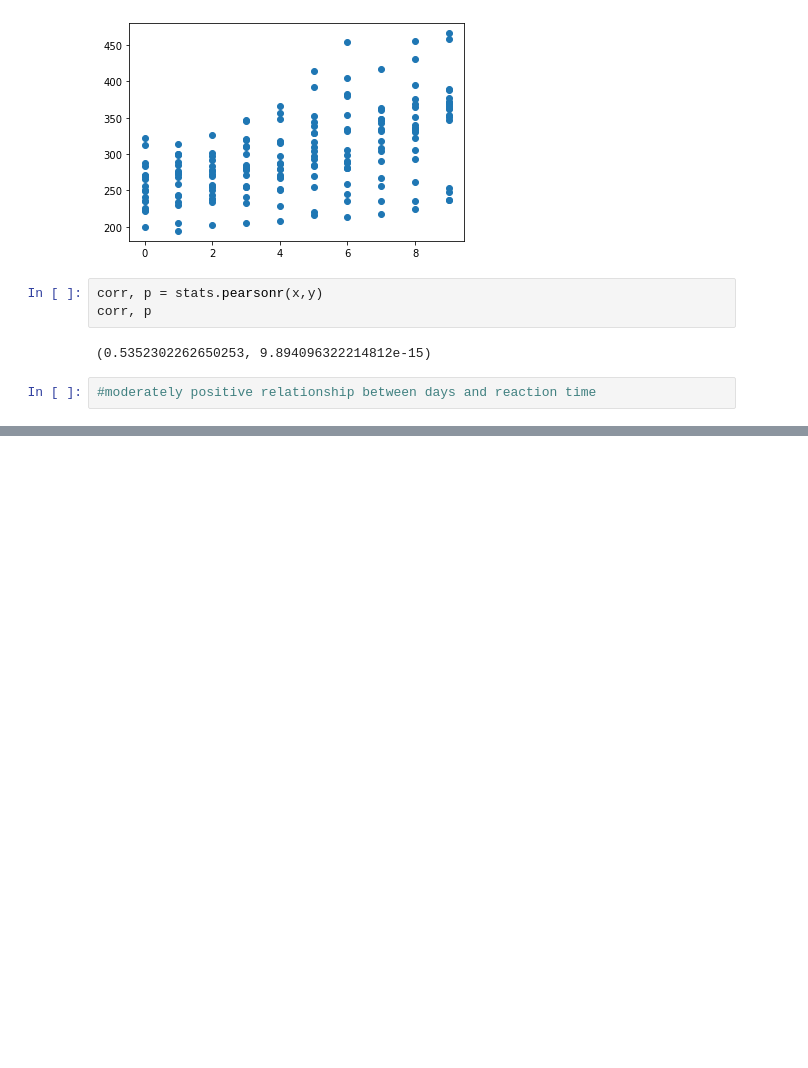
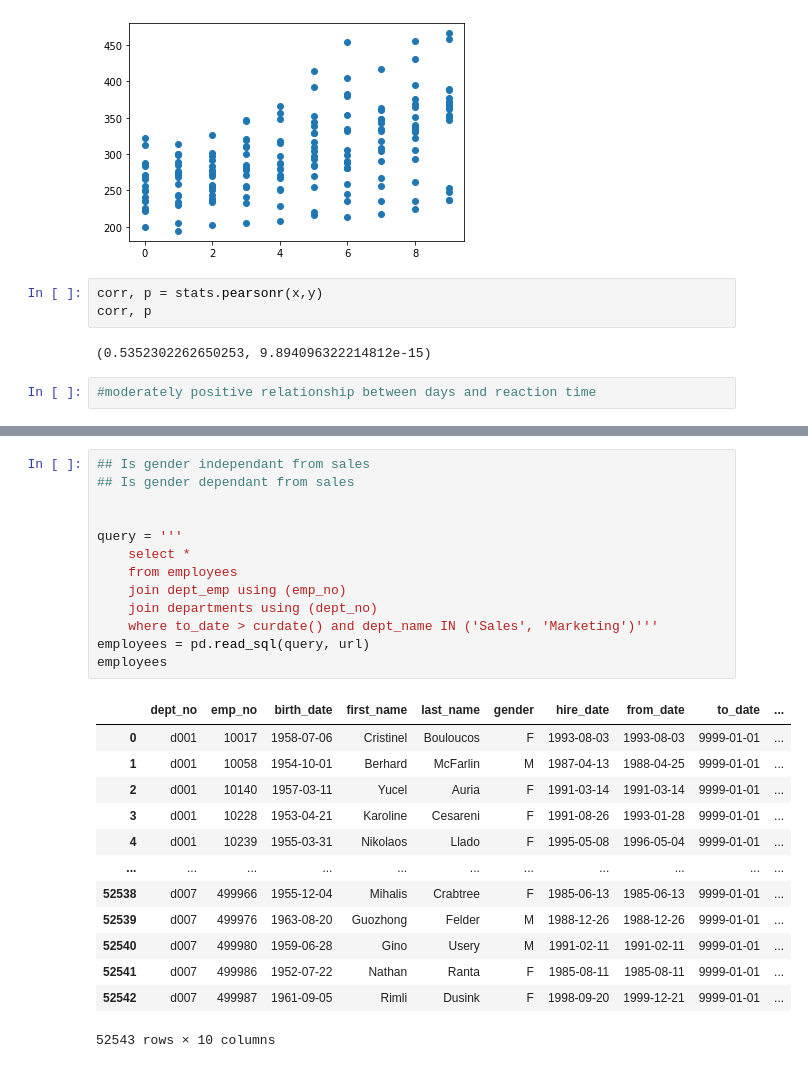
Before and after one commit to chriseverts/statistics-exercises, a Jupyter notebook: hypothesis_testing.ipynb, the cells around one changed output, grey strips where cells are left out. Drawn from its saved outputs; the diff is of its cells as text; blank space fills up the shorter version.

```diff
--- a/hypothesis_testing.ipynb
+++ b/hypothesis_testing.ipynb
@@ -632,0 +777,27 @@ corr, p
+# %%
+## Is gender independant from sales
+## Is gender dependant from sales
+
+
+query = '''
+    select *
+    from employees
+    join dept_emp using (emp_no)
+    join departments using (dept_no)
+    where to_date > curdate() and dept_name IN ('Sales', 'Marketing')'''
+employees = pd.read_sql(query, url)
+employees
+# %% [output]
+|  | dept_no | emp_no | birth_date | first_name | last_name | gender | hire_date | from_date | to_date | ... |
+| 0 | d001 | 10017 | 1958-07-06 | Cristinel | Bouloucos | F | 1993-08-03 | 1993-08-03 | 9999-01-01 | ... |
+| 1 | d001 | 10058 | 1954-10-01 | Berhard | McFarlin | M | 1987-04-13 | 1988-04-25 | 9999-01-01 | ... |
+| 2 | d001 | 10140 | 1957-03-11 | Yucel | Auria | F | 1991-03-14 | 1991-03-14 | 9999-01-01 | ... |
+| 3 | d001 | 10228 | 1953-04-21 | Karoline | Cesareni | F | 1991-08-26 | 1993-01-28 | 9999-01-01 | ... |
+| 4 | d001 | 10239 | 1955-03-31 | Nikolaos | Llado | F | 1995-05-08 | 1996-05-04 | 9999-01-01 | ... |
+| ... | ... | ... | ... | ... | ... | ... | ... | ... | ... | ... |
+| 52538 | d007 | 499966 | 1955-12-04 | Mihalis | Crabtree | F | 1985-06-13 | 1985-06-13 | 9999-01-01 | ... |
+| 52539 | d007 | 499976 | 1963-08-20 | Guozhong | Felder | M | 1988-12-26 | 1988-12-26 | 9999-01-01 | ... |
+| 52540 | d007 | 499980 | 1959-06-28 | Gino | Usery | M | 1991-02-11 | 1991-02-11 | 9999-01-01 | ... |
+| 52541 | d007 | 499986 | 1952-07-22 | Nathan | Ranta | F | 1985-08-11 | 1985-08-11 | 9999-01-01 | ... |
+| 52542 | d007 | 499987 | 1961-09-05 | Rimli | Dusink | F | 1998-09-20 | 1999-12-21 | 9999-01-01 | ... |
+52543 rows × 10 columns
```
Also changed, not shown: parts of 41 cells of this notebook.
